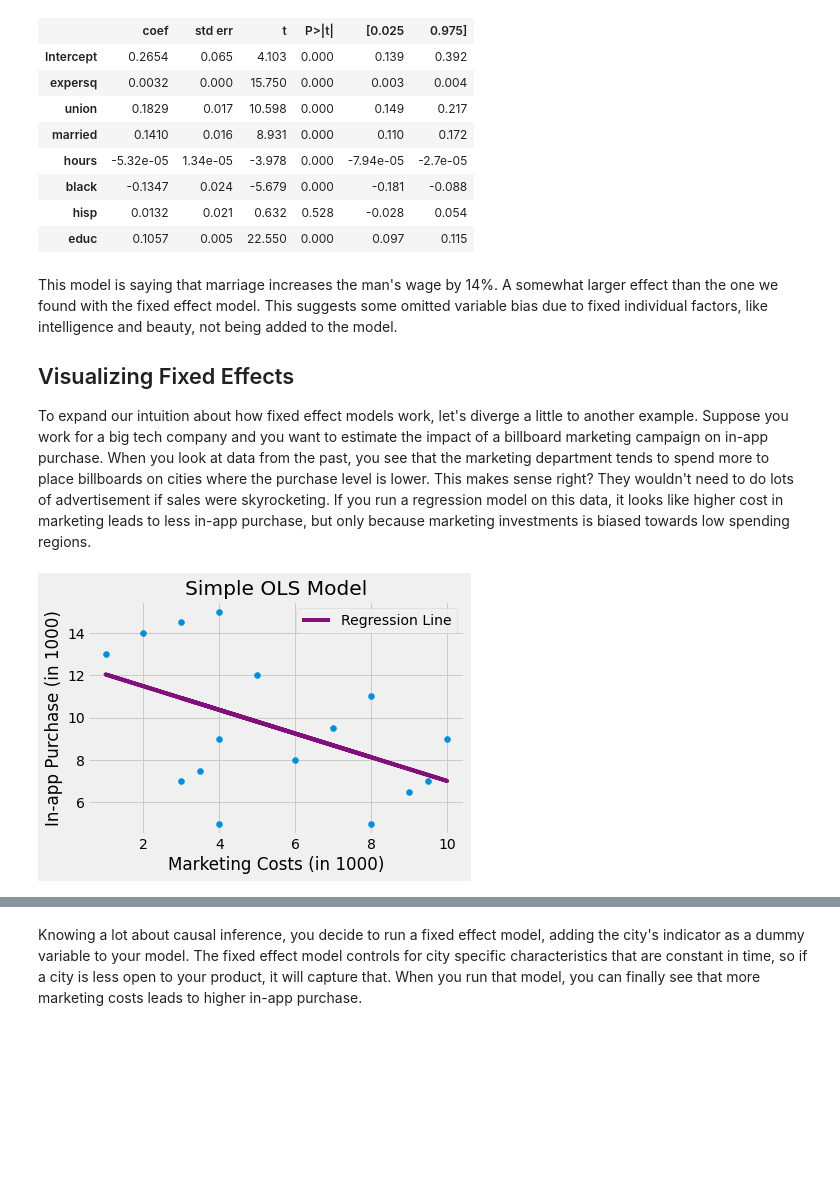
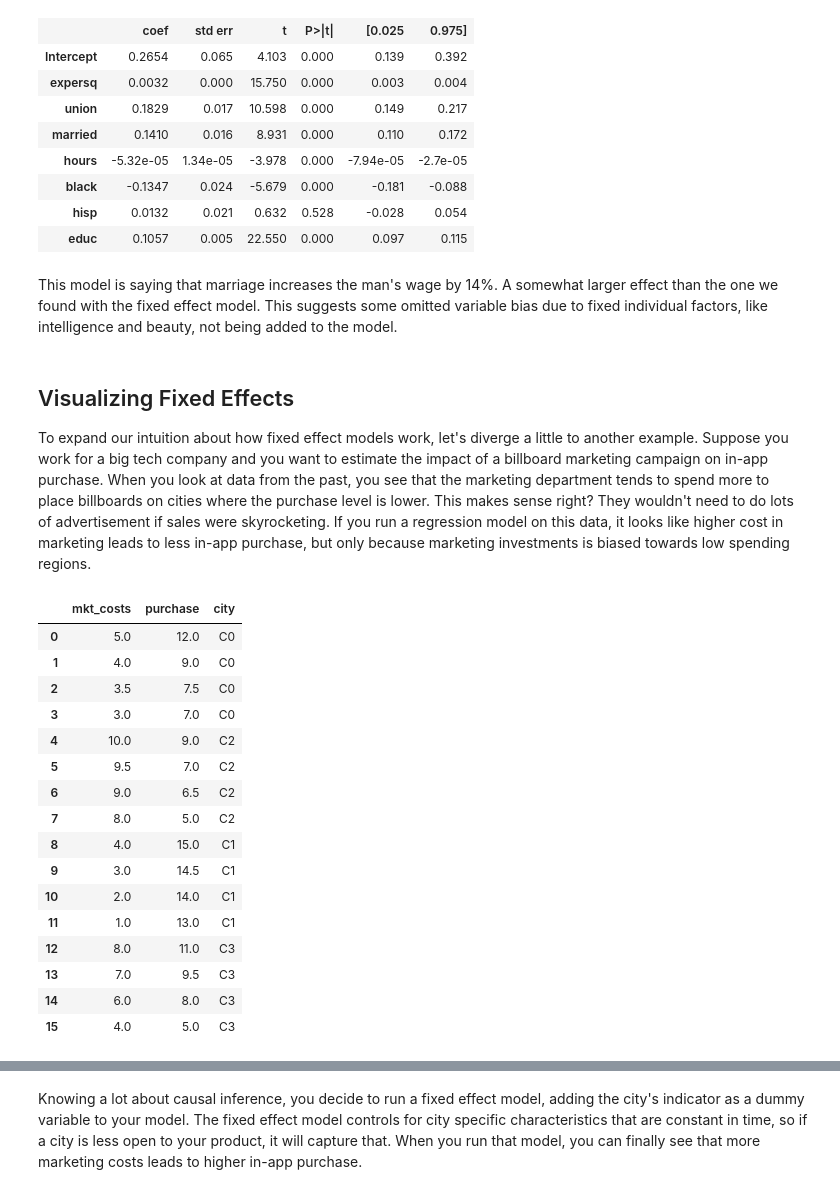
Before and after one commit to orionstar1987/python-causality-handbook, a Jupyter notebook: causal-inference-for-the-brave-and-true/14-Panel-Data-and-Fixed-Effects.ipynb, the cells around one changed output, grey strips where cells are left out. Drawn from its saved outputs; the diff is of its cells as text; code cells hidden in the pictures; blank space fills up the shorter version.

```diff
--- a/causal-inference-for-the-brave-and-true/14-Panel-Data-and-Fixed-Effects.ipynb
+++ b/causal-inference-for-the-brave-and-true/14-Panel-Data-and-Fixed-Effects.ipynb
@@ -282,26 +329,35 @@ mod.summary().tables[1]
 | black | -0.1347 | 0.024 | -5.679 | 0.000 | -0.181 | -0.088 |
 | hisp | 0.0132 | 0.021 | 0.632 | 0.528 | -0.028 | 0.054 |
 | educ | 0.1057 | 0.005 | 22.550 | 0.000 | 0.097 | 0.115 |
+# %% [markdown]
+This model is saying that marriage increases the man's wage by 14%. A somewhat larger effect than the one we found with the fixed effect model. This suggests some omitted variable bias due to fixed individual factors, like intelligence and beauty, not being added to the model.
 # %% [markdown]
-This model is saying that marriage increases the man's wage by 14%. A somewhat larger effect than the one we found with the fixed effect model. This suggests some omitted variable bias due to fixed individual factors, like intelligence and beauty, not being added to the model.
-
 ## Visualizing Fixed Effects
 
 To expand our intuition about how fixed effect models work, let's diverge a little to another example. Suppose you work for a big tech company and you want to estimate the impact of a billboard marketing campaign on in-app purchase. When you look at data from the past, you see that the marketing department tends to spend more to place billboards on cities where the purchase level is lower. This makes sense right? They wouldn't need to do lots of advertisement if sales were skyrocketing. If you run a regression model on this data, it looks like higher cost in marketing leads to less in-app purchase, but only because marketing investments is biased towards low spending regions.
 # %%
 toy_panel = pd.DataFrame({
     "mkt_costs":[5,4,3.5,3, 10,9.5,9,8, 4,3,2,1, 8,7,6,4],
     "purchase":[12,9,7.5,7, 9,7,6.5,5, 15,14.5,14,13, 11,9.5,8,5],
     "city":["C0","C0","C0","C0", "C2","C2","C2","C2", "C1","C1","C1","C1", "C3","C3","C3","C3"]
 })
 
-m = smf.ols("purchase ~ mkt_costs", data=toy_panel).fit()
-
-plt.scatter(toy_panel.mkt_costs, toy_panel.purchase)
-plt.plot(toy_panel.mkt_costs, m.fittedvalues, c="C5", label="Regression Line")
-plt.xlabel("Marketing Costs (in 1000)")
-plt.ylabel("In-app Purchase (in 1000)")
-plt.title("Simple OLS Model")
-plt.legend();
+toy_panel
 # %% [output]
-[figure, removed]
+|  | mkt_costs | purchase | city |
+| 0 | 5.0 | 12.0 | C0 |
+| 1 | 4.0 | 9.0 | C0 |
+| 2 | 3.5 | 7.5 | C0 |
+| 3 | 3.0 | 7.0 | C0 |
+| 4 | 10.0 | 9.0 | C2 |
+| 5 | 9.5 | 7.0 | C2 |
+| 6 | 9.0 | 6.5 | C2 |
+| 7 | 8.0 | 5.0 | C2 |
+| 8 | 4.0 | 15.0 | C1 |
+| 9 | 3.0 | 14.5 | C1 |
+| 10 | 2.0 | 14.0 | C1 |
+| 11 | 1.0 | 13.0 | C1 |
+| 12 | 8.0 | 11.0 | C3 |
+| 13 | 7.0 | 9.5 | C3 |
+| 14 | 6.0 | 8.0 | C3 |
+| 15 | 4.0 | 5.0 | C3 |
```
Also changed, not shown: parts of 11 cells of this notebook.
